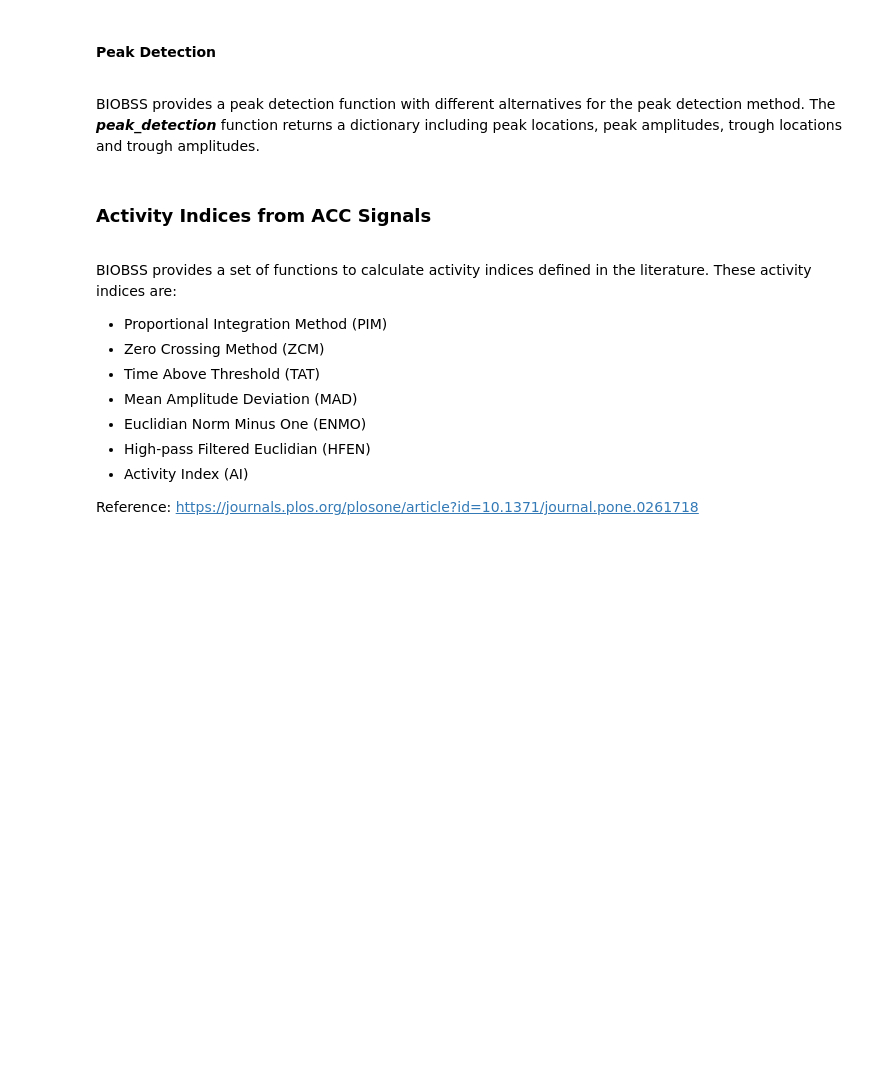
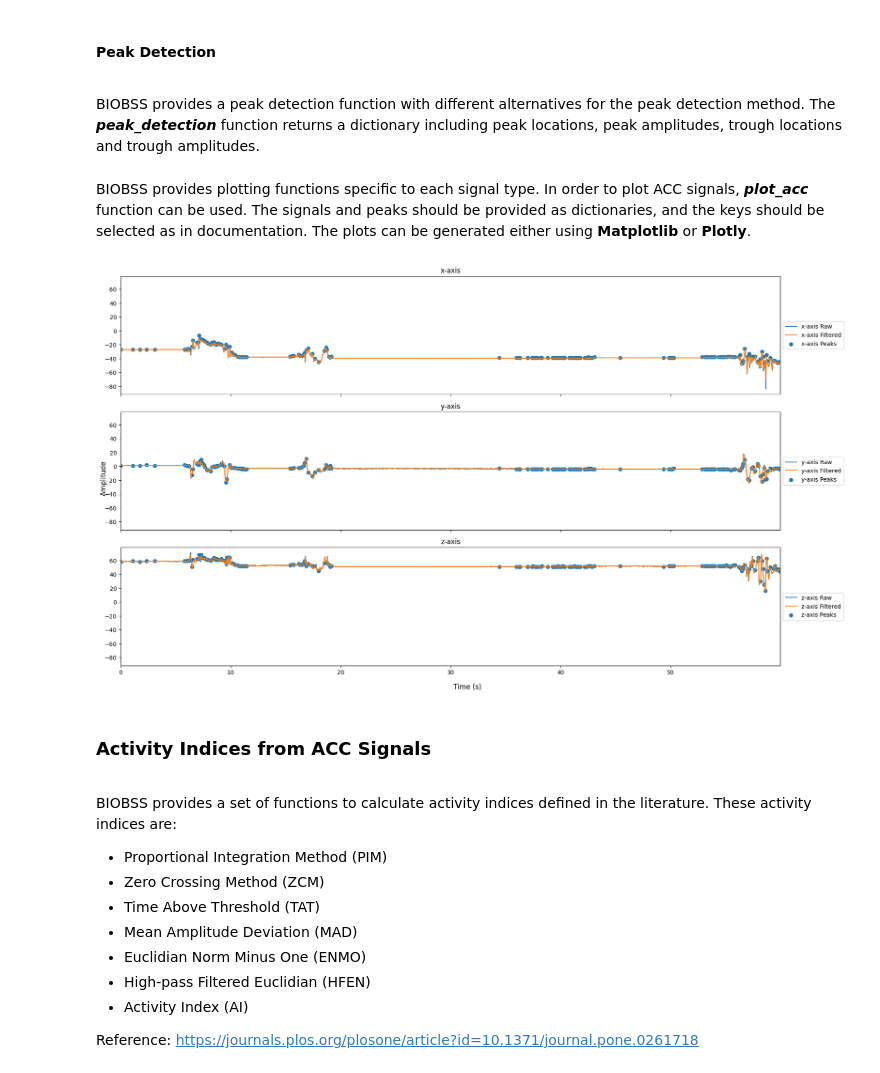
Before and after one commit to obss/BIOBSS, a Jupyter notebook: examples/acc_processing.ipynb, the cells around one changed output. Drawn from its saved outputs; the diff is of its cells as text; code cells hidden in the pictures; blank space fills up the shorter version.

Commit message:
plot fonksiyonlari eklendi,notebooklar güncellendi

```diff
--- a/examples/acc_processing.ipynb
+++ b/examples/acc_processing.ipynb
@@ -74,3 +74,14 @@ locs_peaks=info['Peak_locs']
 peaks=info['Peaks']
 locs_onsets=info['Trough_locs']
 onsets=info['Troughs']
+# %% [markdown]
+BIOBSS provides plotting functions specific to each signal type. In order to plot ACC signals, ___plot_acc___ function can be used. The signals and peaks should be provided as dictionaries, and the keys should be selected as in documentation. The plots can be generated either using __Matplotlib__ or __Plotly__.
+# %%
+#Generate inputs as dictionaries
+signals = {'x-axis':{'Raw': accx , 'Filtered': f_accx}, 'y-axis':{'Raw': accy , 'Filtered': f_accy}, 'z-axis':{'Raw': accz , 'Filtered': f_accz}}
+peaks = {'x-axis':{'Peaks': {'Location':locs_peaks, 'Amplitude':accx[locs_peaks]}}, 'y-axis':{'Peaks':{'Location':locs_peaks, 'Amplitude':accy[locs_peaks]}}, 'z-axis':{'Peaks':{'Location':locs_peaks, 'Amplitude':accz[locs_peaks]}}}
+# %%
+#Plot ACC signals using Matplotlib
+biobss.imutools.plot_acc(signals=signals, peaks=peaks, sampling_rate=fs, show_peaks=True)
+# %% [output]
+[figure, added]
```
Also changed, not shown: parts of 1 cell of this notebook, 13 other files.
